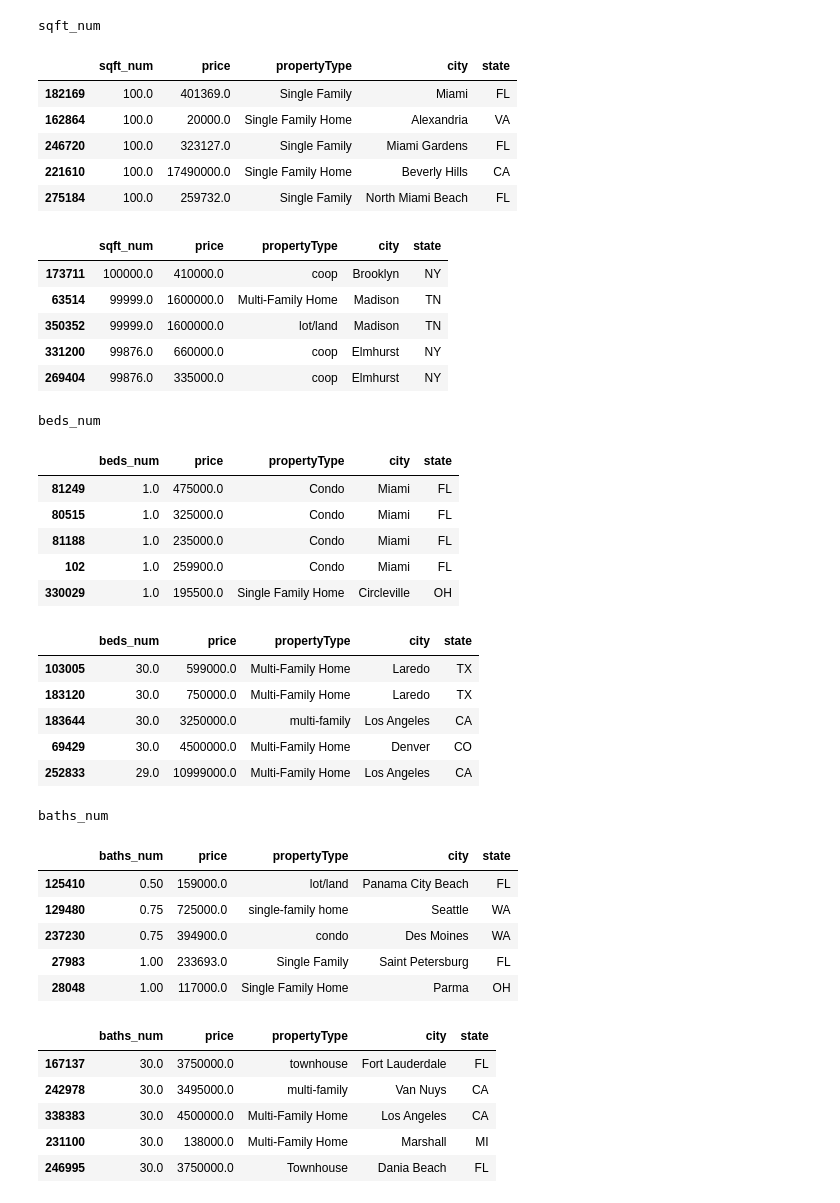
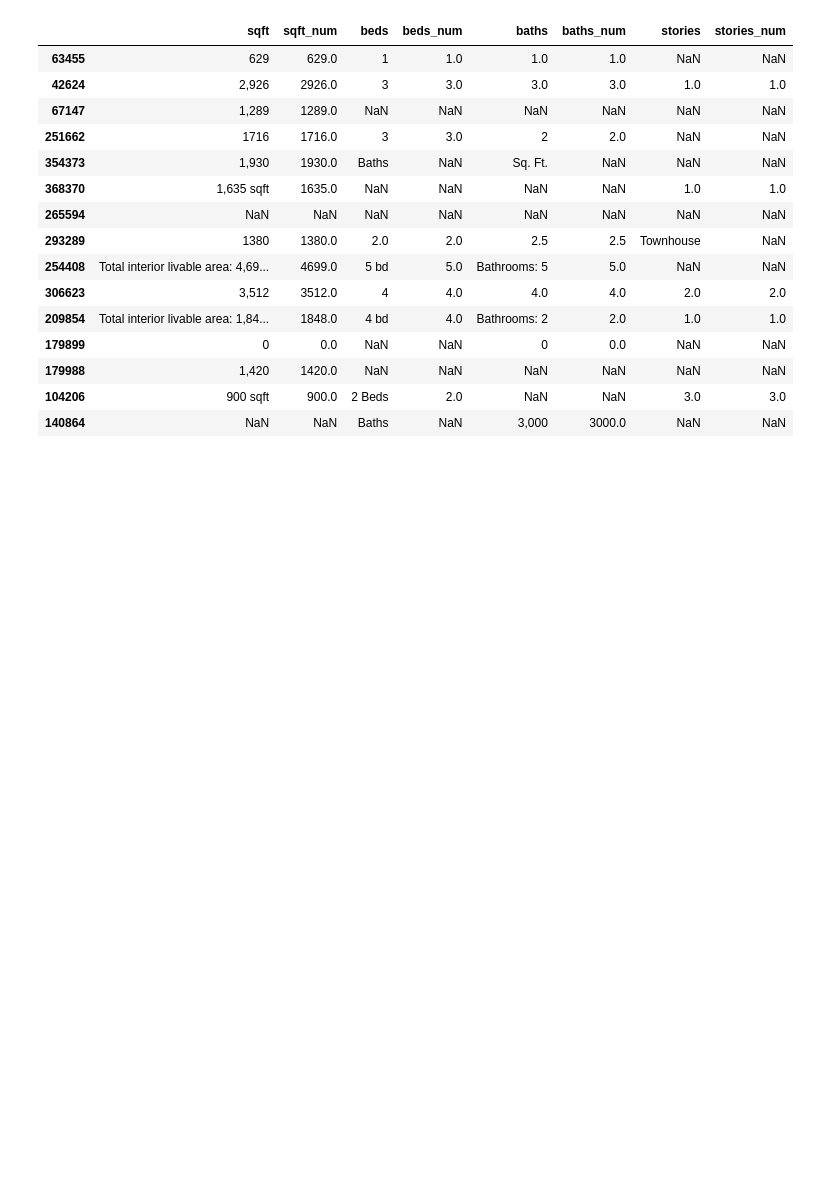
Before and after one commit to Aleksandr219-0/sf_data_science, a Jupyter notebook: Итоговый проект первого года обучения/DS.ipynb, the cells around one changed output. Saved outputs shown, nothing was run; the diff lists cells and outputs as text; code cells hidden in the pictures; blank space fills up the shorter version.

```diff
--- a/Итоговый проект первого года обучения/DS.ipynb
+++ b/Итоговый проект первого года обучения/DS.ipynb
@@ -307,55 +505,29 @@ stories_num: некорректных значений — 13273
 # %%
-for col in ['sqft_num', 'beds_num', 'baths_num', 'stories_num']:
-    print(f'\n{col}')
-    display(
-        sales_df.loc[
-            sales_df[col].notna(),
-            [col, 'price', 'propertyType', 'city', 'state']
-        ].sort_values(col).head(5)
-    )
-    display(
-        sales_df.loc[
-            sales_df[col].notna(),
-            [col, 'price', 'propertyType', 'city', 'state']
-        ].sort_values(col, ascending=False).head(5)
-    )
+# Контроль примеров извлечения значений.
+# Он подтверждает, что парсеры корректно обрабатывают разные исходные форматы.
+
+parse_check = sales_df[
+    ['sqft', 'sqft_num', 'beds', 'beds_num', 'baths', 'baths_num', 'stories', 'stories_num']
+].sample(
+    n=min(15, len(sales_df)),
+    random_state=RANDOM_STATE
+)
+
+display(parse_check)
 # %% [output]
-sqft_num
-|  | sqft_num | price | propertyType | city | state |
-| 182169 | 100.0 | 401369.0 | Single Family | Miami | FL |
-| 162864 | 100.0 | 20000.0 | Single Family Home | Alexandria | VA |
-| 246720 | 100.0 | 323127.0 | Single Family | Miami Gardens | FL |
-| 221610 | 100.0 | 17490000.0 | Single Family Home | Beverly Hills | CA |
-| 275184 | 100.0 | 259732.0 | Single Family | North Miami Beach | FL |
+|  | sqft | sqft_num | beds | beds_num | baths | baths_num | stories | stories_num |
+| 63455 | 629 | 629.0 | 1 | 1.0 | 1.0 | 1.0 | NaN | NaN |
+| 42624 | 2,926 | 2926.0 | 3 | 3.0 | 3.0 | 3.0 | 1.0 | 1.0 |
+| 67147 | 1,289 | 1289.0 | NaN | NaN | NaN | NaN | NaN | NaN |
+| 251662 | 1716 | 1716.0 | 3 | 3.0 | 2 | 2.0 | NaN | NaN |
+| 354373 | 1,930 | 1930.0 | Baths | NaN | Sq. Ft. | NaN | NaN | NaN |
+| 368370 | 1,635 sqft | 1635.0 | NaN | NaN | NaN | NaN | 1.0 | 1.0 |
+| 265594 | NaN | NaN | NaN | NaN | NaN | NaN | NaN | NaN |
+| 293289 | 1380 | 1380.0 | 2.0 | 2.0 | 2.5 | 2.5 | Townhouse | NaN |
+| 254408 | Total interior livable area: 4,69... | 4699.0 | 5 bd | 5.0 | Bathrooms: 5 | 5.0 | NaN | NaN |
+| 306623 | 3,512 | 3512.0 | 4 | 4.0 | 4.0 | 4.0 | 2.0 | 2.0 |
+| 209854 | Total interior livable area: 1,84... | 1848.0 | 4 bd | 4.0 | Bathrooms: 2 | 2.0 | 1.0 | 1.0 |
+| 179899 | 0 | 0.0 | NaN | NaN | 0 | 0.0 | NaN | NaN |
+| 179988 | 1,420 | 1420.0 | NaN | NaN | NaN | NaN | NaN | NaN |
+| 104206 | 900 sqft | 900.0 | 2 Beds | 2.0 | NaN | NaN | 3.0 | 3.0 |
+| 140864 | NaN | NaN | Baths | NaN | 3,000 | 3000.0 | NaN | NaN |
-|  | sqft_num | price | propertyType | city | state |
-| 173711 | 100000.0 | 410000.0 | coop | Brooklyn | NY |
-| 63514 | 99999.0 | 1600000.0 | Multi-Family Home | Madison | TN |
-| 350352 | 99999.0 | 1600000.0 | lot/land | Madison | TN |
-| 331200 | 99876.0 | 660000.0 | coop | Elmhurst | NY |
-| 269404 | 99876.0 | 335000.0 | coop | Elmhurst | NY |
-beds_num
-|  | beds_num | price | propertyType | city | state |
-| 81249 | 1.0 | 475000.0 | Condo | Miami | FL |
-| 80515 | 1.0 | 325000.0 | Condo | Miami | FL |
-| 81188 | 1.0 | 235000.0 | Condo | Miami | FL |
-| 102 | 1.0 | 259900.0 | Condo | Miami | FL |
-| 330029 | 1.0 | 195500.0 | Single Family Home | Circleville | OH |
-|  | beds_num | price | propertyType | city | state |
-| 103005 | 30.0 | 599000.0 | Multi-Family Home | Laredo | TX |
-| 183120 | 30.0 | 750000.0 | Multi-Family Home | Laredo | TX |
-| 183644 | 30.0 | 3250000.0 | multi-family | Los Angeles | CA |
-| 69429 | 30.0 | 4500000.0 | Multi-Family Home | Denver | CO |
-| 252833 | 29.0 | 10999000.0 | Multi-Family Home | Los Angeles | CA |
-baths_num
-|  | baths_num | price | propertyType | city | state |
-| 125410 | 0.50 | 159000.0 | lot/land | Panama City Beach | FL |
-| 129480 | 0.75 | 725000.0 | single-family home | Seattle | WA |
-| 237230 | 0.75 | 394900.0 | condo | Des Moines | WA |
-| 27983 | 1.00 | 233693.0 | Single Family | Saint Petersburg | FL |
-| 28048 | 1.00 | 117000.0 | Single Family Home | Parma | OH |
-|  | baths_num | price | propertyType | city | state |
-| 167137 | 30.0 | 3750000.0 | townhouse | Fort Lauderdale | FL |
-| 242978 | 30.0 | 3495000.0 | multi-family | Van Nuys | CA |
-| 338383 | 30.0 | 4500000.0 | Multi-Family Home | Los Angeles | CA |
-| 231100 | 30.0 | 138000.0 | Multi-Family Home | Marshall | MI |
-| 246995 | 30.0 | 3750000.0 | Townhouse | Dania Beach | FL |
```
Also changed, not shown: parts of 86 cells of this notebook, 1 other file.
